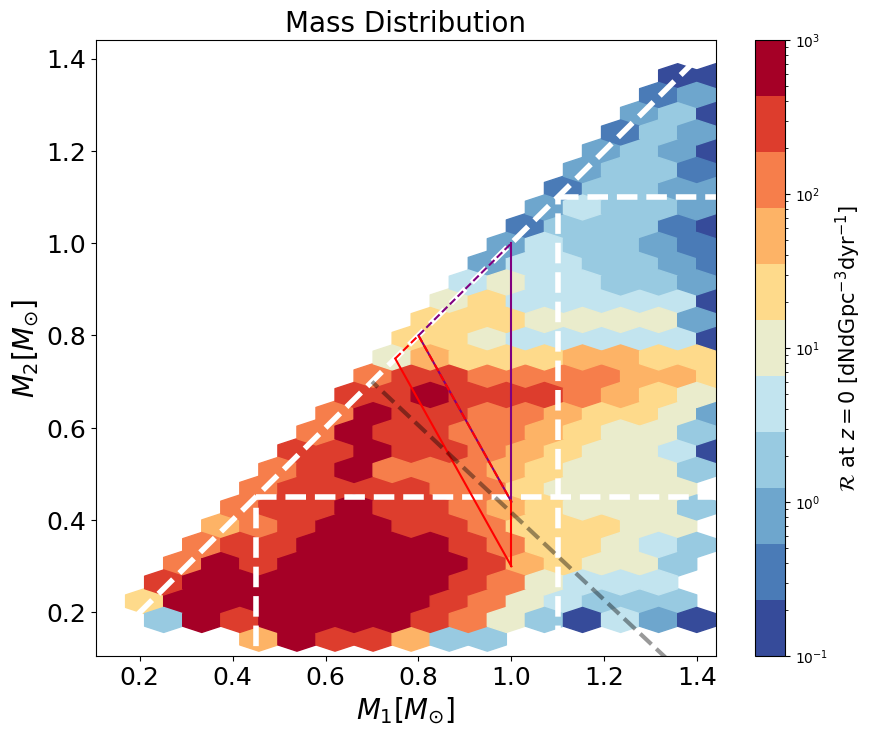
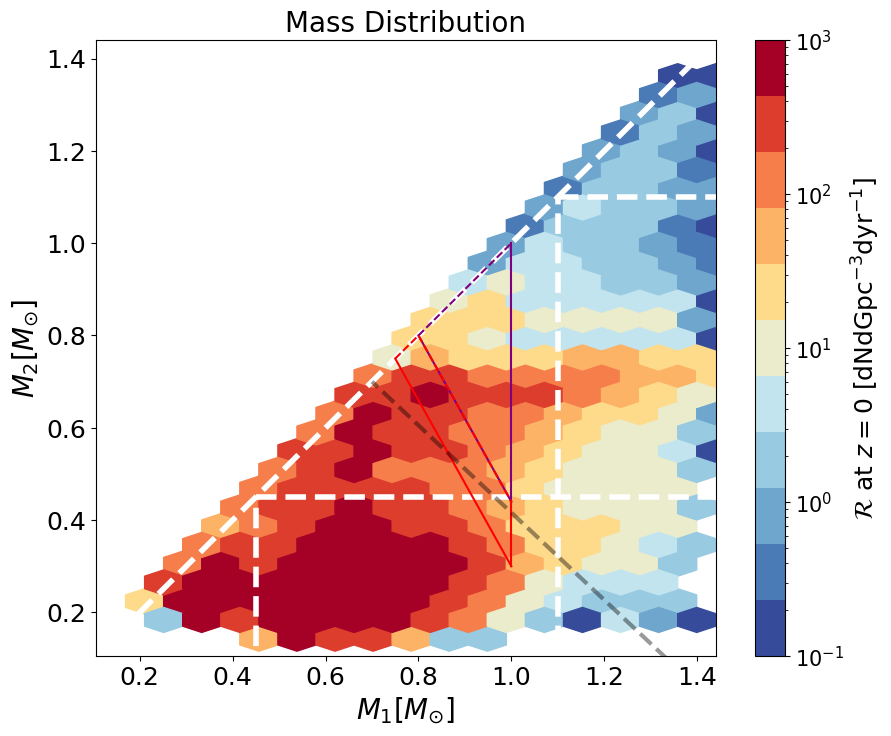
Code edit (unified diff) that turned the first committed figure into the second:
--- before
+++ after
@@ -14,5 +14,6 @@
 
 cb = plt.colorbar(hb)
-cb.set_label(label=r"$\mathcal{R}$ at $z=0$ [$\mathrm{dNdGpc^{-3}dyr^{-1}}$]", fontsize = 15)
+cb.set_label(label=r"$\mathcal{R}$ at $z=0$ [$\mathrm{dNdGpc^{-3}dyr^{-1}}$]", fontsize = 18)
+cb.ax.tick_params(labelsize=15)
 
 max_mass_lim = 1.44

Commit: poster figures fontsizes